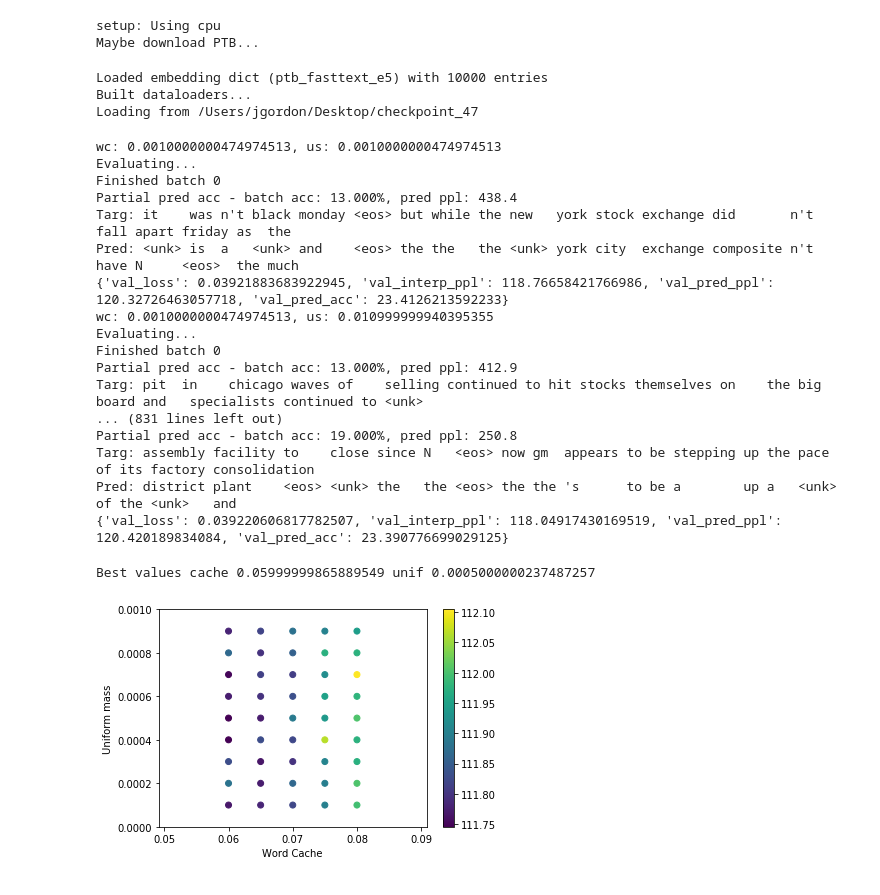
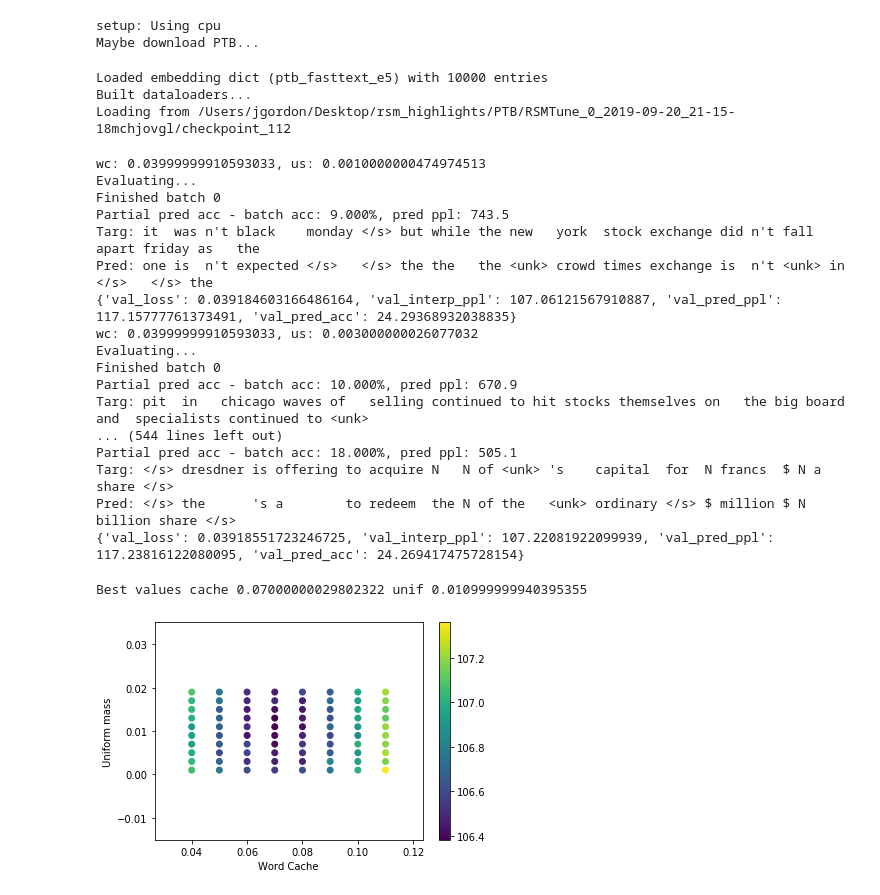
Before and after one commit to numenta/nupic.research, a Jupyter notebook: projects/rsm/notebooks/ptb_mass_cache_search.ipynb, the cells around one changed output. Cells and saved outputs as stored; diff of their text form; code cells hidden in the pictures.

```diff
--- a/projects/rsm/notebooks/ptb_mass_cache_search.ipynb
+++ b/projects/rsm/notebooks/ptb_mass_cache_search.ipynb
@@ -69,23 +70,26 @@ CONFIG = {
 
 exp = rsm_experiment.RSMExperiment(config=CONFIG)
 # %%
-exp.model_setup(CONFIG, restore_path="/Users/jgordon/Desktop/checkpoint_47")
+exp.model_setup(CONFIG, restore_path="/Users/jgordon/Desktop/rsm_highlights/PTB/RSMTune_0_2019-09-20_21-15-18mchjovgl/checkpoint_112")
 # %% [output]
 setup: Using cpu
 Maybe download PTB...
 Loaded embedding dict (ptb_fasttext_e5) with 10000 entries
 Built dataloaders...
-Loading from /Users/jgordon/Desktop/checkpoint_47
+Loading from /Users/jgordon/Desktop/rsm_highlights/PTB/RSMTune_0_2019-09-20_21-15-18mchjovgl/checkpoint_112
 # %%
 wcs = []
 uss = []
 ppls = []
 
-for wc in torch.arange(0.001, .11, 0.01):
-    for us in torch.arange(0.001, .11, 0.01):
+WC_DECAY = 0.98
+
+for wc in torch.arange(0.04, .11, 0.01):
+    for us in torch.arange(0.001, 0.02, 0.002):
         print("wc: %s, us: %s" % (wc.item(), us.item()))
         exp.word_cache_pct = wc.item()
         exp.unif_smoothing = us.item()
+        exp.word_cache_decay = WC_DECAY
         ret = exp.eval_epoch(0)
         int_ppl = ret['val_interp_ppl']
         ppls.append(int_ppl)
@@ -93,36 +97,35 @@ for wc in torch.arange(0.001, .11, 0.01):
         uss.append(us.item())
         print(ret)
 # %% [output]
-wc: 0.0010000000474974513, us: 0.0010000000474974513
+wc: 0.03999999910593033, us: 0.0010000000474974513
 Evaluating...
 Finished batch 0
-Partial pred acc - batch acc: 13.000%, pred ppl: 438.4
-Targ: it    was n't black monday <eos> but while the new   york stock exchange did       n't fall apart friday as  the
-Pred: <unk> is  a   <unk> and    <eos> the the   the <unk> york city  exchange composite n't have N     <eos>  the much
-{'val_loss': 0.03921883683922945, 'val_interp_ppl': 118.76658421766986, 'val_pred_ppl': 120.32726463057718, 'val_pred_acc': 23.4126213592233}
-wc: 0.0010000000474974513, us: 0.010999999940395355
+Partial pred acc - batch acc: 9.000%, pred ppl: 743.5
+Targ: it  was n't black    monday </s> but while the new   york  stock exchange did n't fall  apart friday as   the
+Pred: one is  n't expected </s>   </s> the the   the <unk> crowd times exchange is  n't <unk> in    </s>   </s> the
+{'val_loss': 0.039184603166486164, 'val_interp_ppl': 107.06121567910887, 'val_pred_ppl': 117.15777761373491, 'val_pred_acc': 24.29368932038835}
+wc: 0.03999999910593033, us: 0.003000000026077032
 Evaluating...
 Finished batch 0
-Partial pred acc - batch acc: 13.000%, pred ppl: 412.9
-Targ: pit  in    chicago waves of    selling continued to hit stocks themselves on    the big    board and   specialists continued to <unk>
-... (831 lines left out)
-Partial pred acc - batch acc: 19.000%, pred ppl: 250.8
-Targ: assembly facility to    close since N   <eos> now gm  appears to be stepping up the pace  of its factory consolidation
-Pred: district plant    <eos> <unk> the   the <eos> the the 's      to be a        up a   <unk> of the <unk>   and
-{'val_loss': 0.039220606817782507, 'val_interp_ppl': 118.04917430169519, 'val_pred_ppl': 120.420189834084, 'val_pred_acc': 23.390776699029125}
+Partial pred acc - batch acc: 10.000%, pred ppl: 670.9
+Targ: pit  in   chicago waves of   selling continued to hit stocks themselves on   the big board and  specialists continued to <unk>
+... (544 lines left out)
+Partial pred acc - batch acc: 18.000%, pred ppl: 505.1
+Targ: </s> dresdner is offering to acquire N   N of <unk> 's    capital  for  N francs  $ N a       share </s>
+Pred: </s> the      's a        to redeem  the N of the   <unk> ordinary </s> $ million $ N billion share </s>
+{'val_loss': 0.03918551723246725, 'val_interp_ppl': 107.22081922099939, 'val_pred_ppl': 117.23816122080095, 'val_pred_acc': 24.269417475728154}
 # %%
 import matplotlib.pyplot as plt
 import numpy as np
 
-plt.scatter(wcs[-45:], uss[-45:], c=ppls[-45:])
+plt.scatter(wcs, uss, c=ppls)
 plt.xlabel("Word Cache")
 plt.ylabel("Uniform mass")
-plt.ylim(0, .001)
 plt.colorbar()
 
 idx = np.argmin(ppls)
 print("Best values", 'cache', wcs[idx], 'unif', uss[idx])
 # %% [output]
-Best values cache 0.05999999865889549 unif 0.0005000000237487257
+Best values cache 0.07000000029802322 unif 0.010999999940395355
-[figure, old version]
+[figure, new version]
 # %%
```
Also changed, not shown: parts of 3 cells of this notebook, 6 other files.
